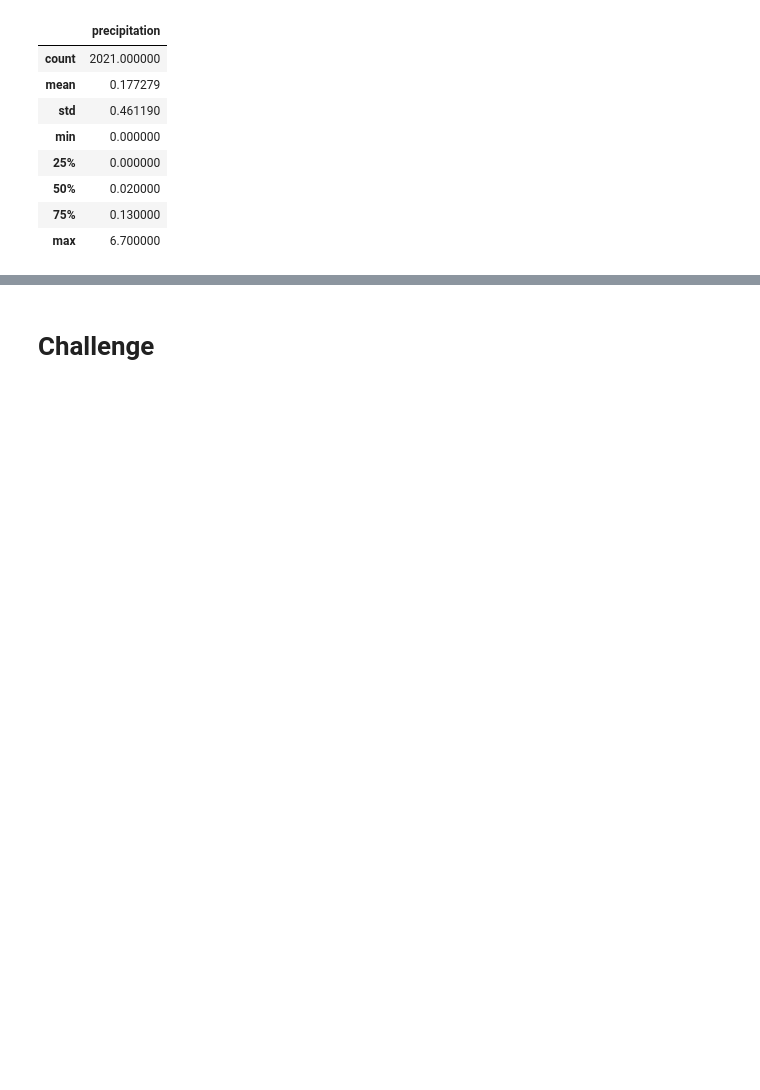
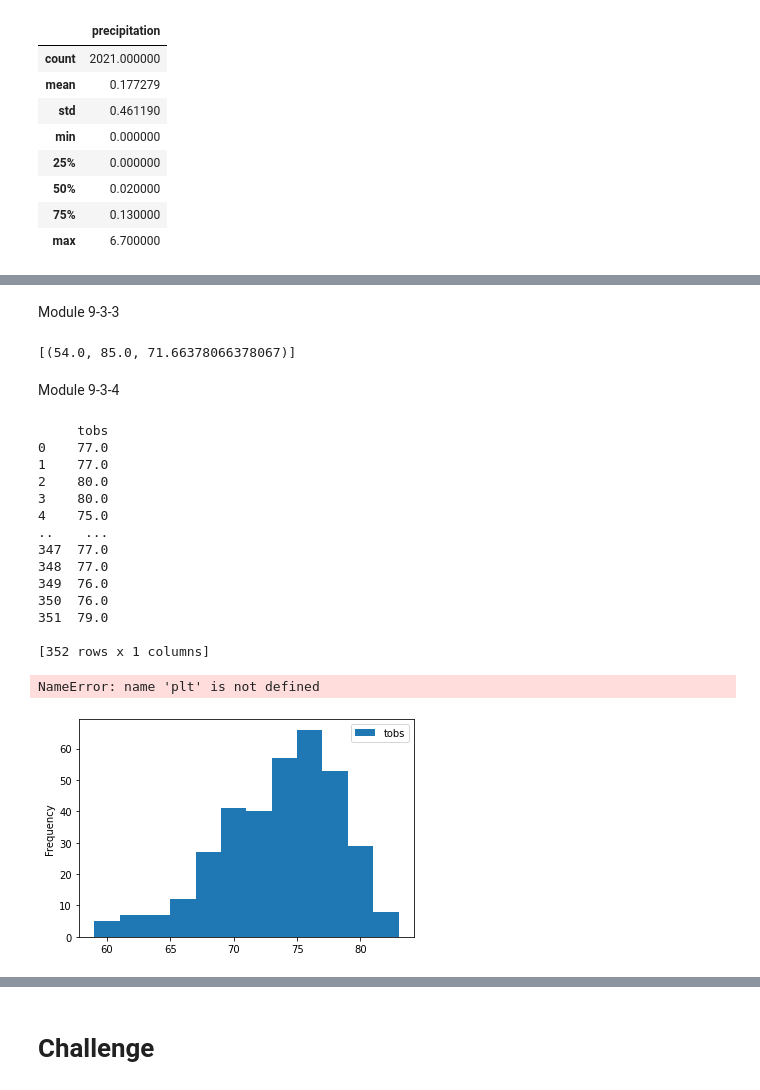
Before and after one commit to DAE587/surfs_up, a Jupyter notebook: climate_analysis.ipynb, the cells around one changed output, grey strips where cells are left out. Cells and saved outputs as stored; diff of their text form; code cells hidden in the pictures; blank space fills up the shorter version.

Commit message:
uploaded the code through module 9-3-4

```diff
--- a/climate_analysis.ipynb
+++ b/climate_analysis.ipynb
@@ -114,3 +137,9 @@ df.describe()
+# %% [markdown]
+Module 9-3-3
 # %%
 # Using the station id from the previous query, calculate the lowest temperature recorded,
 # highest temperature recorded, and average temperature most active station?
+session.query(func.min(Measurement.tobs), func.max(Measurement.tobs), func.avg(Measurement.tobs)).\
+filter(Measurement.station == 'USC00519281').all()
+# %% [output]
+[(54.0, 85.0, 71.66378066378067)]
@@ -119,0 +146,39 @@ df.describe()
+# %% [markdown]
+Module 9-3-4
+# %%
+# Choose the station with the highest number of temperature observations.
+# Query the last 12 months of temperature observation data for this station and plot the results as a histogram
+results = session.query(Measurement.tobs).\
+filter(Measurement.station == 'USC00519281').\
+filter(Measurement.date >= prev_year).all()
+
+# used a print command to check the output and then commented it out to keep my final output clean
+#print(results)
+
+# results into a data-frame to make it legible & print
+
+df = pd.DataFrame(results, columns=['tobs'])
+
+# used a print command to check the output and then commented it out to keep my final output clean
+print (df)
+
+df.plot.hist(bins=12)
+#                       The module asked us to add the code below be I get a error message that plt. is not defined.
+#plt.tight_layout()
+# %% [output]
+     tobs
+0    77.0
+1    77.0
+2    80.0
+3    80.0
+4    75.0
+..    ...
+347  77.0
+348  77.0
+349  76.0
+350  76.0
+351  79.0
+
+[352 rows x 1 columns]
+NameError: name 'plt' is not defined
+[figure, added]
```
Also changed, not shown: parts of 10 cells of this notebook.
